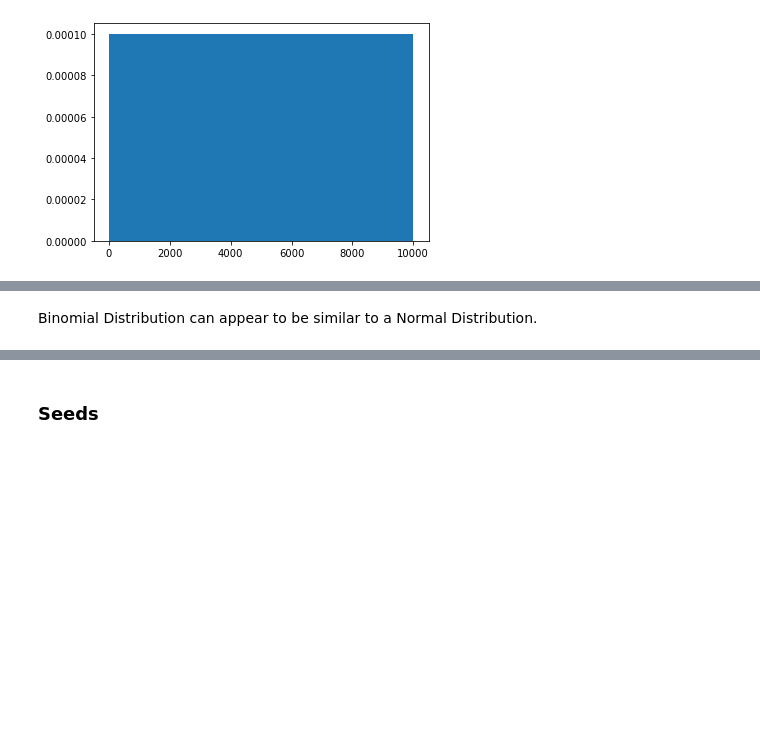
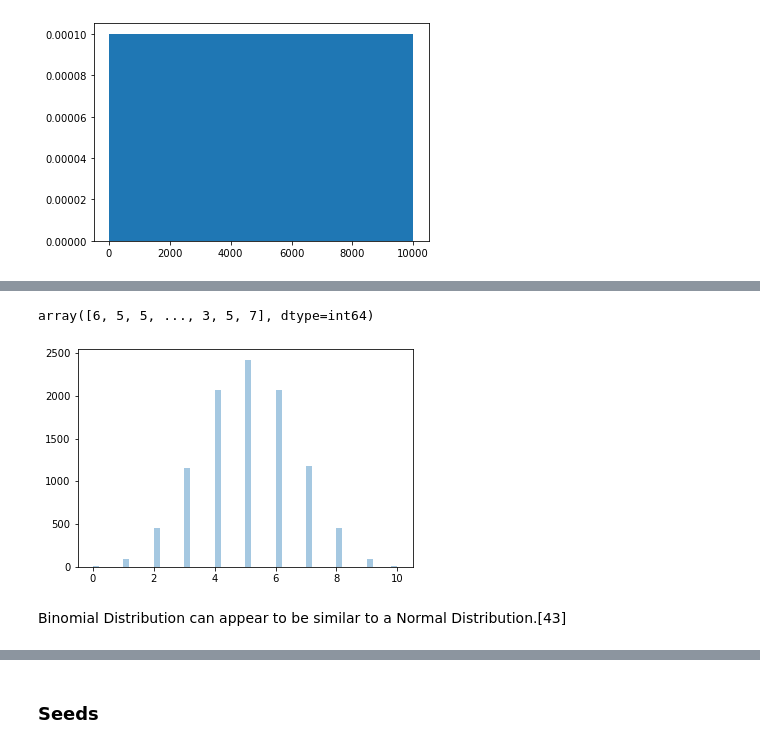
Before and after one commit to SharonNicG/52465-Assignment, a Jupyter notebook: NumPy-Random Assignment.ipynb, the cells around one changed output, grey strips where cells are left out. Cells and saved outputs as stored; diff of their text form; code cells hidden in the pictures; blank space fills up the shorter version.

```diff
--- a/NumPy-Random Assignment.ipynb
+++ b/NumPy-Random Assignment.ipynb
@@ -469,5 +517,20 @@ plt.show()
+# %%
+Bino_2 = rng.binomial(10, 0.5, 10000) # Here we are looking for a binomial distribution
+                                            # with 10 trials and probability 0.5 each trial
+Bino_2
+# %% [output]
+array([6, 5, 5, ..., 3, 5, 7], dtype=int64)
+# %%
+# Here we are looking for a binomial distribution
+# with 10 trials and probability 0.5 for each trial
+# to be presented as a binomial distribution plot
+
+sns.distplot(rng.binomial(n=10, p=0.5, size=10000), hist=True, kde=False)
+plt.show()
+# %% [output]
+[figure, added]
 # %% [markdown]
-Binomial Distribution can appear to be similar to a Normal Distribution.
+Binomial Distribution can appear to be similar to a Normal Distribution.[43]
 # %%
 # Here we are looking for both a normal distribution and a binomial distribution
 # to appear on the same distribution plot
```
Also changed, not shown: parts of 40 cells of this notebook.
